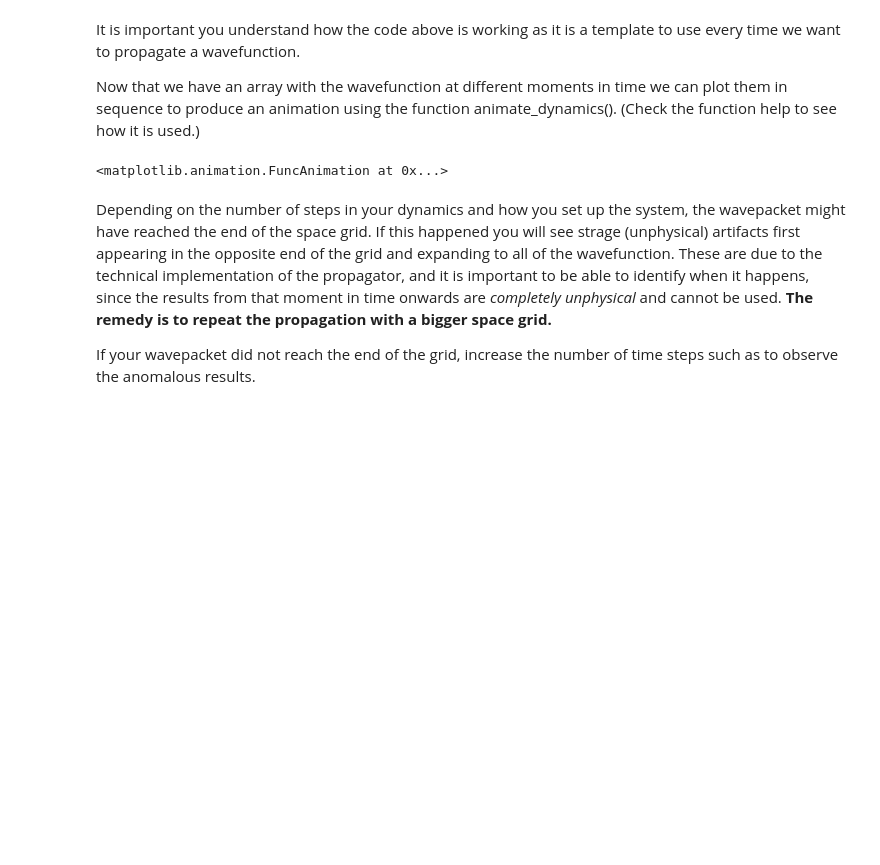
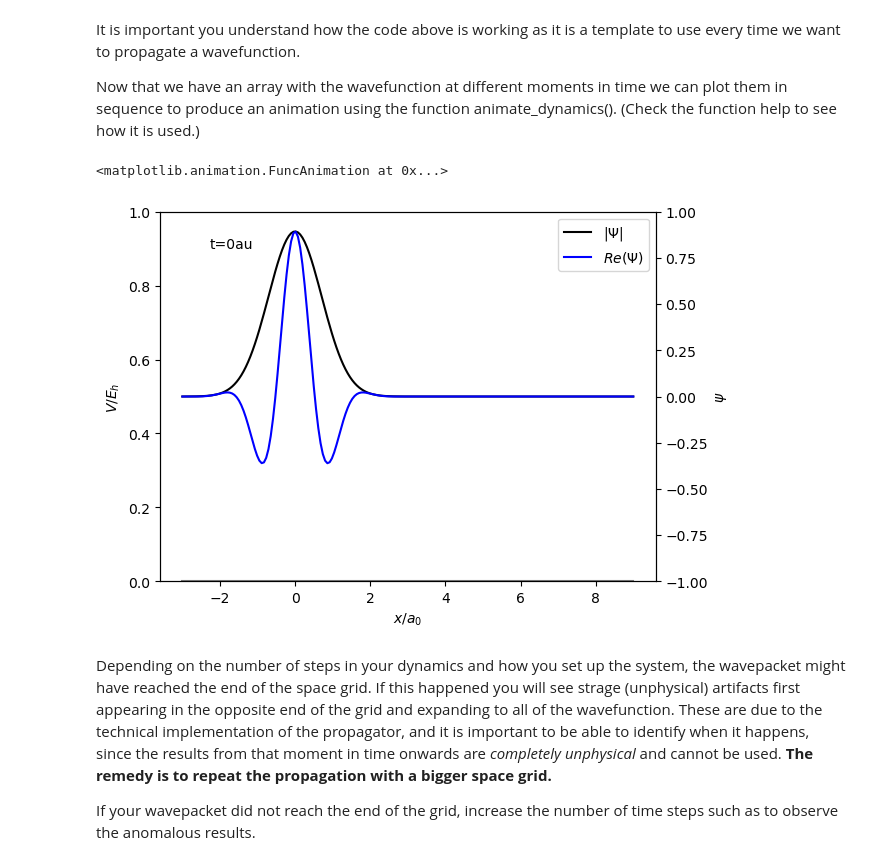
Before and after one commit to notmuchgeek/y3_Time-depQM_cw, a Jupyter notebook: TDQMS_workshop_part1/TDQMS_workshop.ipynb, the cells around one changed output. Drawn from its saved outputs; the diff is of its cells as text; code cells hidden in the pictures; blank space fills up the shorter version.

```diff
--- a/TDQMS_workshop_part1/TDQMS_workshop.ipynb
+++ b/TDQMS_workshop_part1/TDQMS_workshop.ipynb
@@ -152,10 +150,18 @@ It is important you understand how the code above is working as it is a template
 Now that we have an array with the wavefunction at different moments in time we can plot them in sequence to produce an animation using the function animate_dynamics(). (Check the function help to see how it is used.)
 # %%
 animate_dynamics?
-# %%
-animate_dynamics(x_grid,wf_dynamics,dt,V_flat(x_grid))
-# %% [output]
-<matplotlib.animation.FuncAnimation at 0x...>
+# %%
+animate_dynamics(x_grid,wf_dynamics,dt,V_flat(x_grid),
+                 magnitude=True,
+    real=True,
+    imaginary=False,
+    V_ylim=(0, 1),
+    psi_ylim=(-1, 1),
+    frame_delay=100,
+    blit=True)
+# %% [output]
+<matplotlib.animation.FuncAnimation at 0x...>
+[figure, added]
 # %% [markdown]
 Depending on the number of steps in your dynamics and how you set up the system, the wavepacket might have reached the end of the space grid. If this happened you will see strage (unphysical) artifacts first appearing in the opposite end of the grid and expanding to all of the wavefunction. These are due to the technical implementation of the propagator, and it is important to be able to identify when it happens, since the results from that moment in time onwards are *completely unphysical* and cannot be used. **The remedy is to repeat the propagation with a bigger space grid.**
 
```
Also changed, not shown: parts of 3 cells of this notebook, 6 other files.
